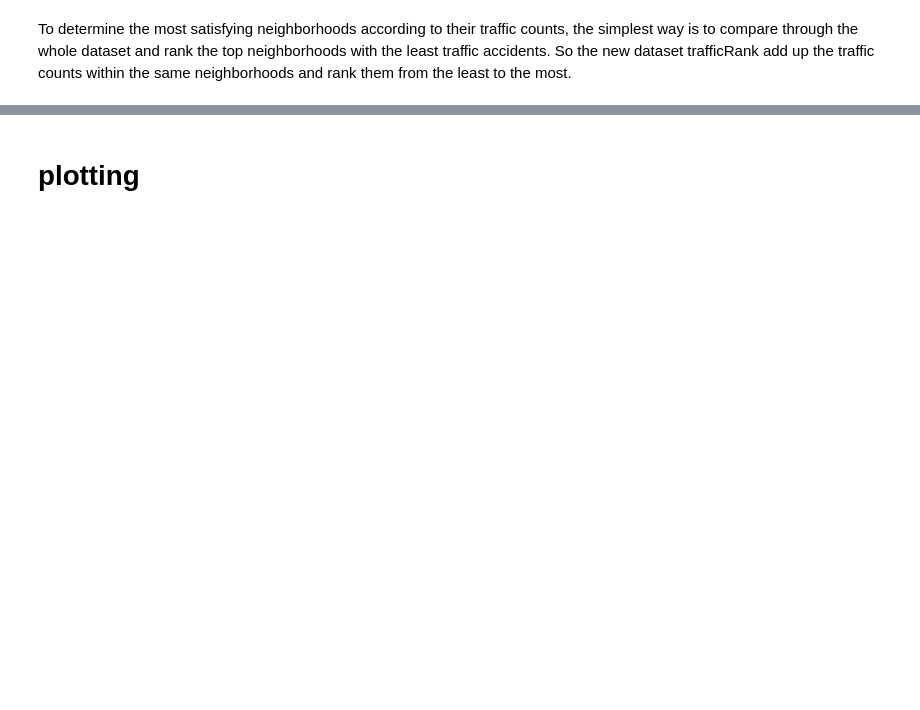
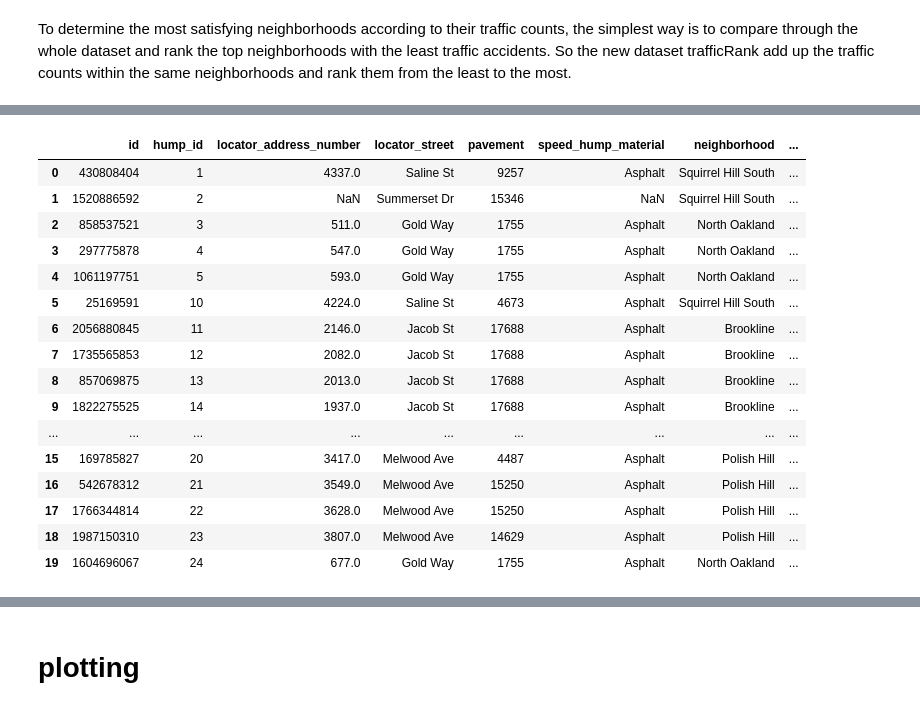
Before and after one commit to songxingyu1118/CMPINF10_Final_Project, a Jupyter notebook: Maeve's-Work.ipynb, the cells around one changed output, grey strips where cells are left out. Cells and saved outputs as stored; diff of their text form; code cells hidden in the pictures; blank space fills up the shorter version.

```diff
--- a/Maeve's-Work.ipynb
+++ b/Maeve's-Work.ipynb
@@ -42,0 +118,24 @@ The second dataset for the last metric is the number of speed humps in the neigh
+# %%
+# create the initial read in file
+speed_hump = pd.read_csv("CSVs/SpeedHumps.csv")
+
+# display dataset
+speed_hump.head(20)
+# %% [output]
+|  | id | hump_id | locator_address_number | locator_street | pavement | speed_hump_material | neighborhood | ... |
+| 0 | 430808404 | 1 | 4337.0 | Saline St | 9257 | Asphalt | Squirrel Hill South | ... |
+| 1 | 1520886592 | 2 | NaN | Summerset Dr | 15346 | NaN | Squirrel Hill South | ... |
+| 2 | 858537521 | 3 | 511.0 | Gold Way | 1755 | Asphalt | North Oakland | ... |
+| 3 | 297775878 | 4 | 547.0 | Gold Way | 1755 | Asphalt | North Oakland | ... |
+| 4 | 1061197751 | 5 | 593.0 | Gold Way | 1755 | Asphalt | North Oakland | ... |
+| 5 | 25169591 | 10 | 4224.0 | Saline St | 4673 | Asphalt | Squirrel Hill South | ... |
+| 6 | 2056880845 | 11 | 2146.0 | Jacob St | 17688 | Asphalt | Brookline | ... |
+| 7 | 1735565853 | 12 | 2082.0 | Jacob St | 17688 | Asphalt | Brookline | ... |
+| 8 | 857069875 | 13 | 2013.0 | Jacob St | 17688 | Asphalt | Brookline | ... |
+| 9 | 1822275525 | 14 | 1937.0 | Jacob St | 17688 | Asphalt | Brookline | ... |
+| ... | ... | ... | ... | ... | ... | ... | ... | ... |
+| 15 | 169785827 | 20 | 3417.0 | Melwood Ave | 4487 | Asphalt | Polish Hill | ... |
+| 16 | 542678312 | 21 | 3549.0 | Melwood Ave | 15250 | Asphalt | Polish Hill | ... |
+| 17 | 1766344814 | 22 | 3628.0 | Melwood Ave | 15250 | Asphalt | Polish Hill | ... |
+| 18 | 1987150310 | 23 | 3807.0 | Melwood Ave | 14629 | Asphalt | Polish Hill | ... |
+| 19 | 1604696067 | 24 | 677.0 | Gold Way | 1755 | Asphalt | North Oakland | ... |
```
Also changed, not shown: parts of 17 cells of this notebook, 2 other files.
